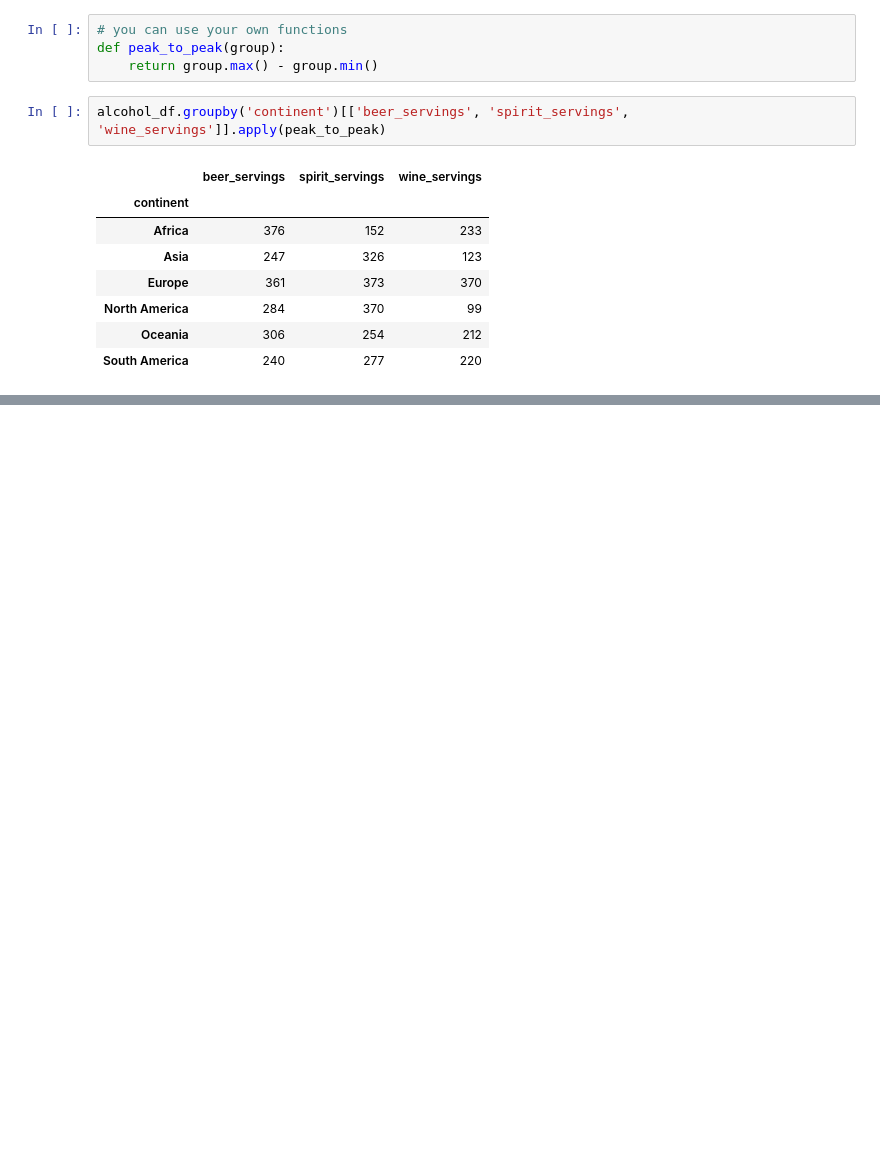
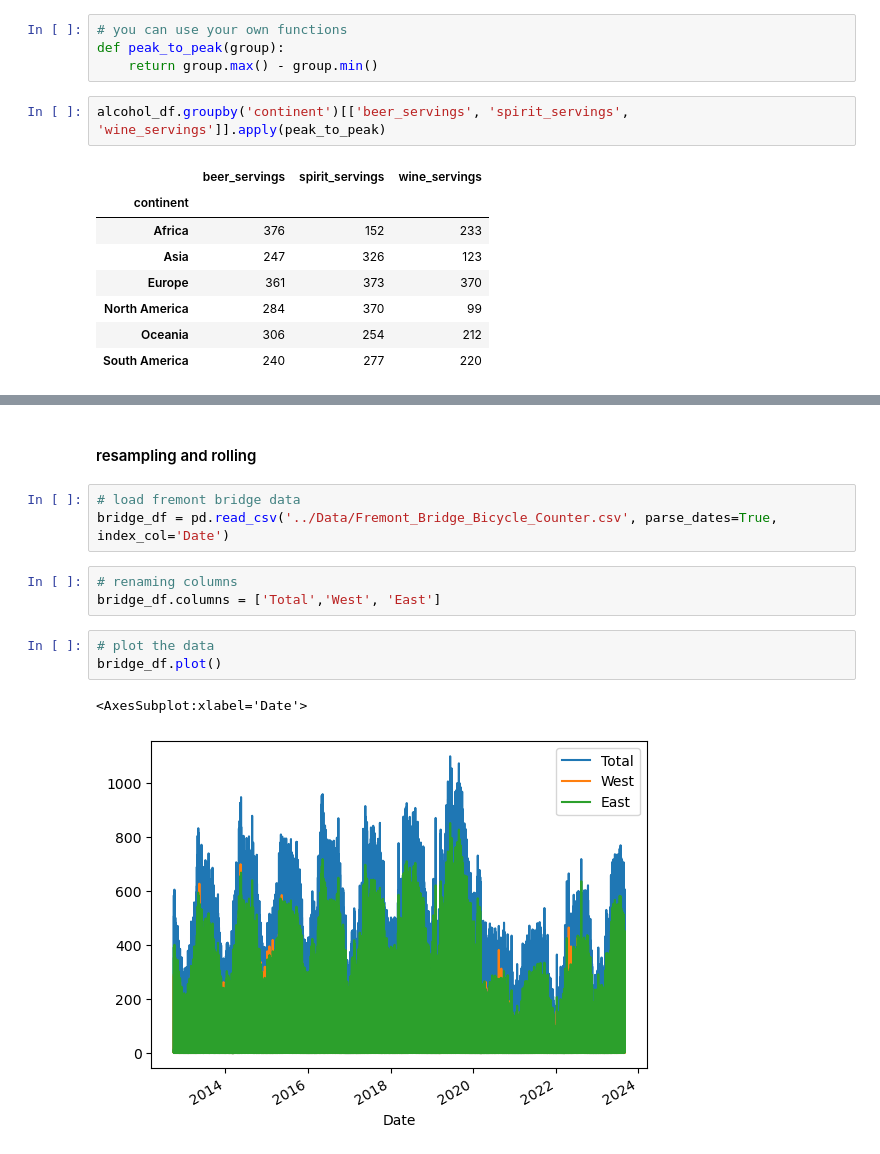
Before and after one commit to cake-dev/Data-Science-Practice, a Jupyter notebook: Practice/Data_Aggregation_Grouping.ipynb, the cells around one changed output, grey strips where cells are left out. Cells and saved outputs as stored; diff of their text form; blank space fills up the shorter version.

```diff
--- a/Practice/Data_Aggregation_Grouping.ipynb
+++ b/Practice/Data_Aggregation_Grouping.ipynb
@@ -82,0 +166,14 @@ alcohol_df.groupby('continent').apply(top5)
+# %% [markdown]
+#### resampling and rolling
+# %%
+# load fremont bridge data
+bridge_df = pd.read_csv('../Data/Fremont_Bridge_Bicycle_Counter.csv', parse_dates=True, index_col='Date')
+# %%
+# renaming columns
+bridge_df.columns = ['Total','West', 'East']
+# %%
+# plot the data
+bridge_df.plot()
+# %% [output]
+<AxesSubplot:xlabel='Date'>
+[figure, added]
```
Also changed, not shown: parts of 16 cells of this notebook.
